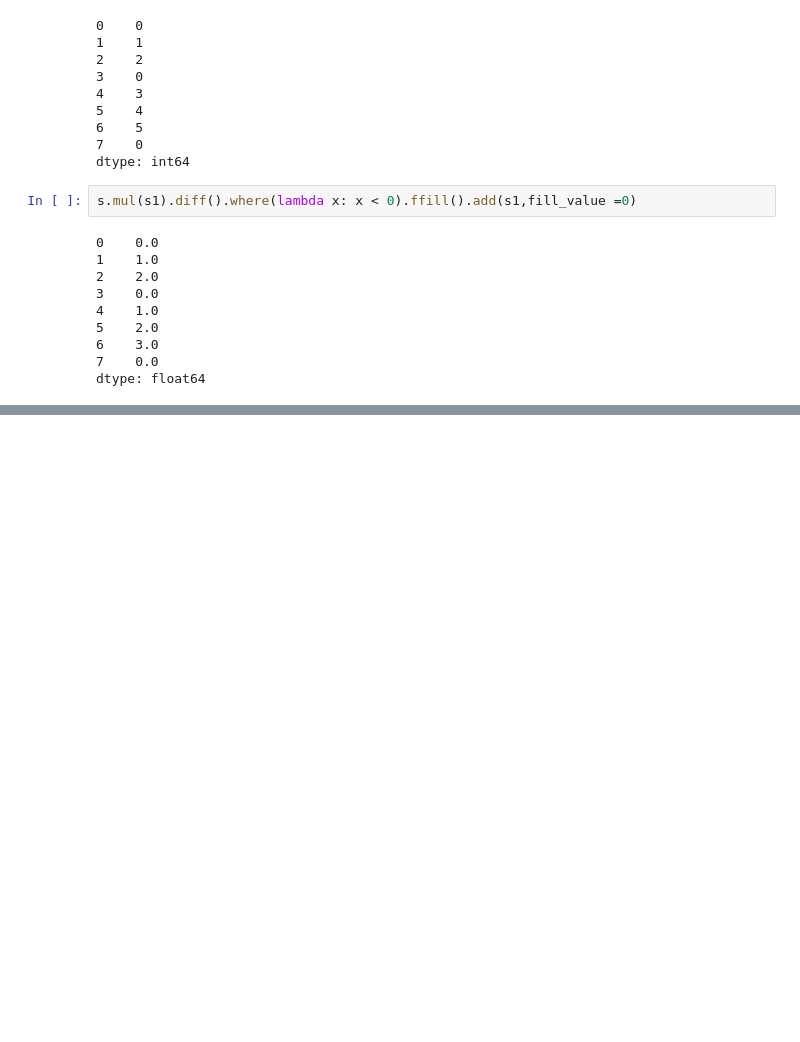
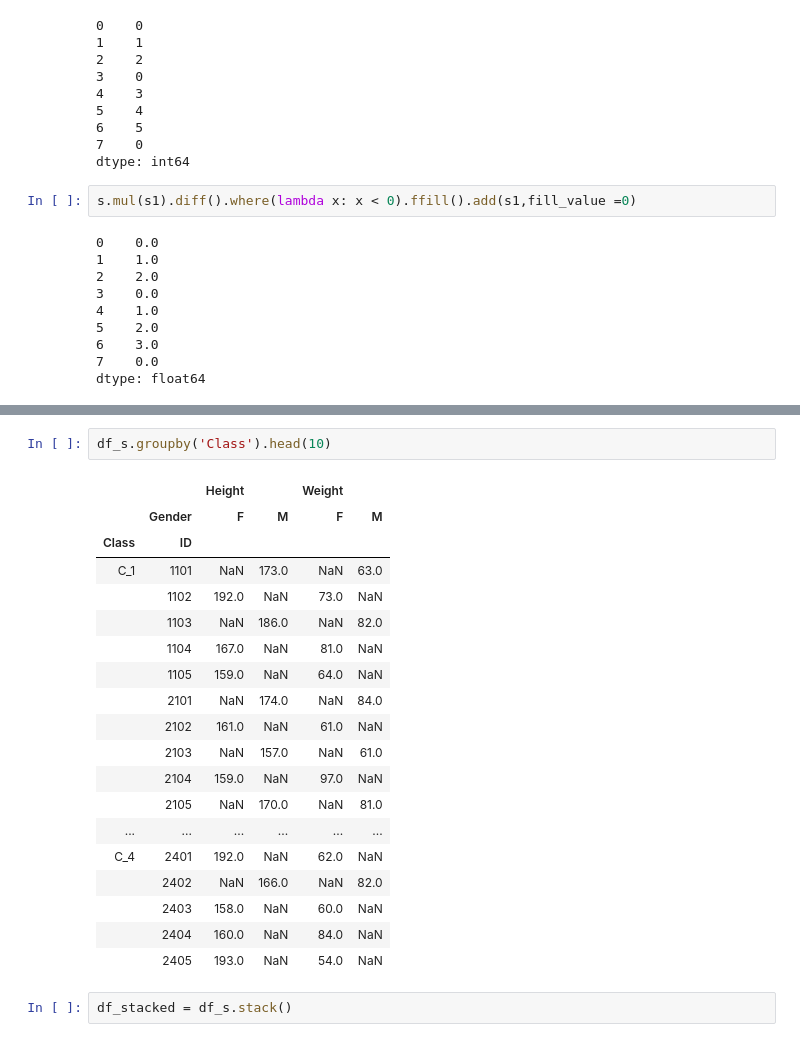
Before and after one commit to StupppidB/joyful-pandas, a Jupyter notebook: exercises/test.ipynb, the cells around one changed output, grey strips where cells are left out. Cells and saved outputs as stored; diff of their text form; blank space fills up the shorter version.

```diff
--- a/exercises/test.ipynb
+++ b/exercises/test.ipynb
@@ -129,0 +179,24 @@ dtype: float64
+# %%
+df_s.groupby('Class').head(10)
+# %% [output]
+|  |  | Height |  | Weight |  |
+|  | Gender | F | M | F | M |
+| Class | ID |  |  |  |  |
+| C_1 | 1101 | NaN | 173.0 | NaN | 63.0 |
+|  | 1102 | 192.0 | NaN | 73.0 | NaN |
+|  | 1103 | NaN | 186.0 | NaN | 82.0 |
+|  | 1104 | 167.0 | NaN | 81.0 | NaN |
+|  | 1105 | 159.0 | NaN | 64.0 | NaN |
+|  | 2101 | NaN | 174.0 | NaN | 84.0 |
+|  | 2102 | 161.0 | NaN | 61.0 | NaN |
+|  | 2103 | NaN | 157.0 | NaN | 61.0 |
+|  | 2104 | 159.0 | NaN | 97.0 | NaN |
+|  | 2105 | NaN | 170.0 | NaN | 81.0 |
+| ... | ... | ... | ... | ... | ... |
+| C_4 | 2401 | 192.0 | NaN | 62.0 | NaN |
+|  | 2402 | NaN | 166.0 | NaN | 82.0 |
+|  | 2403 | 158.0 | NaN | 60.0 | NaN |
+|  | 2404 | 160.0 | NaN | 84.0 | NaN |
+|  | 2405 | 193.0 | NaN | 54.0 | NaN |
+# %%
+df_stacked = df_s.stack()
```
Also changed, not shown: parts of 19 cells of this notebook, 3 other files.
